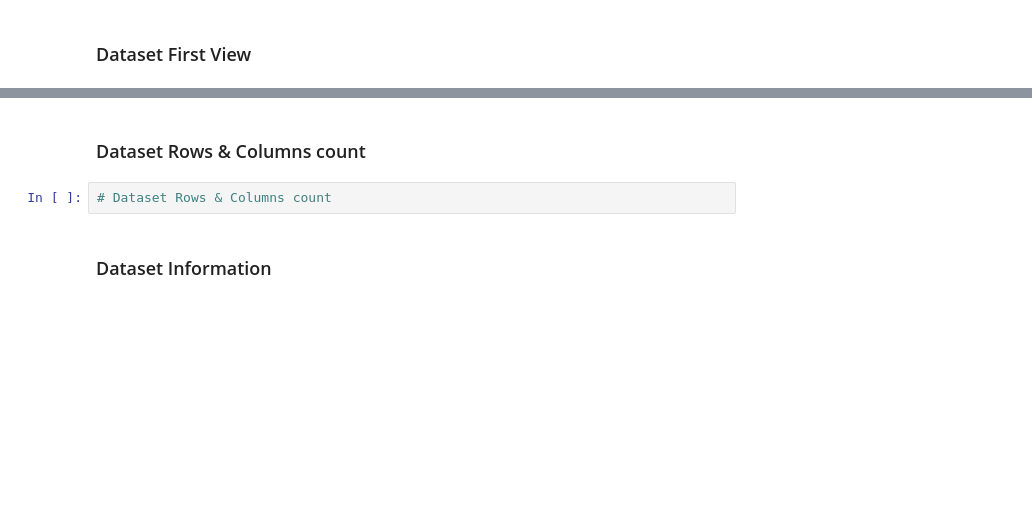
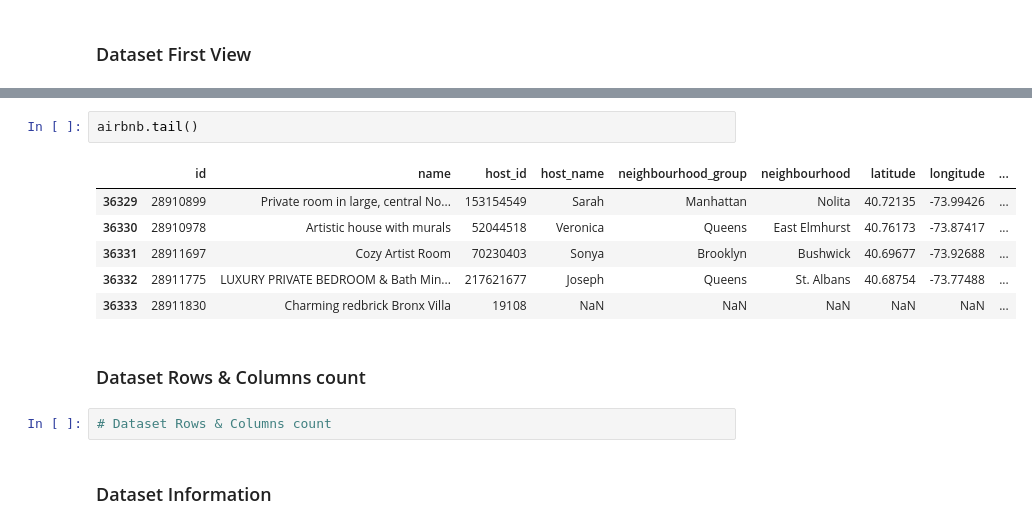
Before and after one commit to Manishaanand0729/airbnb-project-, a Jupyter notebook: Airbnbproject.ipynb, the cells around one changed output, grey strips where cells are left out. Saved outputs shown, nothing was run; the diff lists cells and outputs as text; blank space fills up the shorter version.

```diff
--- a/Airbnbproject.ipynb
+++ b/Airbnbproject.ipynb
@@ -42,3 +86,12 @@ Provide your GitHub Link here.
+# %%
+airbnb.tail()
+# %% [output]
+|  | id | name | host_id | host_name | neighbourhood_group | neighbourhood | latitude | longitude | ... |
+| 36329 | 28910899 | Private room in large, central No... | 153154549 | Sarah | Manhattan | Nolita | 40.72135 | -73.99426 | ... |
+| 36330 | 28910978 | Artistic house with murals | 52044518 | Veronica | Queens | East Elmhurst | 40.76173 | -73.87417 | ... |
+| 36331 | 28911697 | Cozy Artist Room | 70230403 | Sonya | Brooklyn | Bushwick | 40.69677 | -73.92688 | ... |
+| 36332 | 28911775 | LUXURY PRIVATE BEDROOM & Bath Min... | 217621677 | Joseph | Queens | St. Albans | 40.68754 | -73.77488 | ... |
+| 36333 | 28911830 | Charming redbrick Bronx Villa | 19108 | NaN | NaN | NaN | NaN | NaN | ... |
 # %% [markdown]
 ### Dataset Rows & Columns count
 # %%
```
Also changed, not shown: parts of 7 cells of this notebook.
